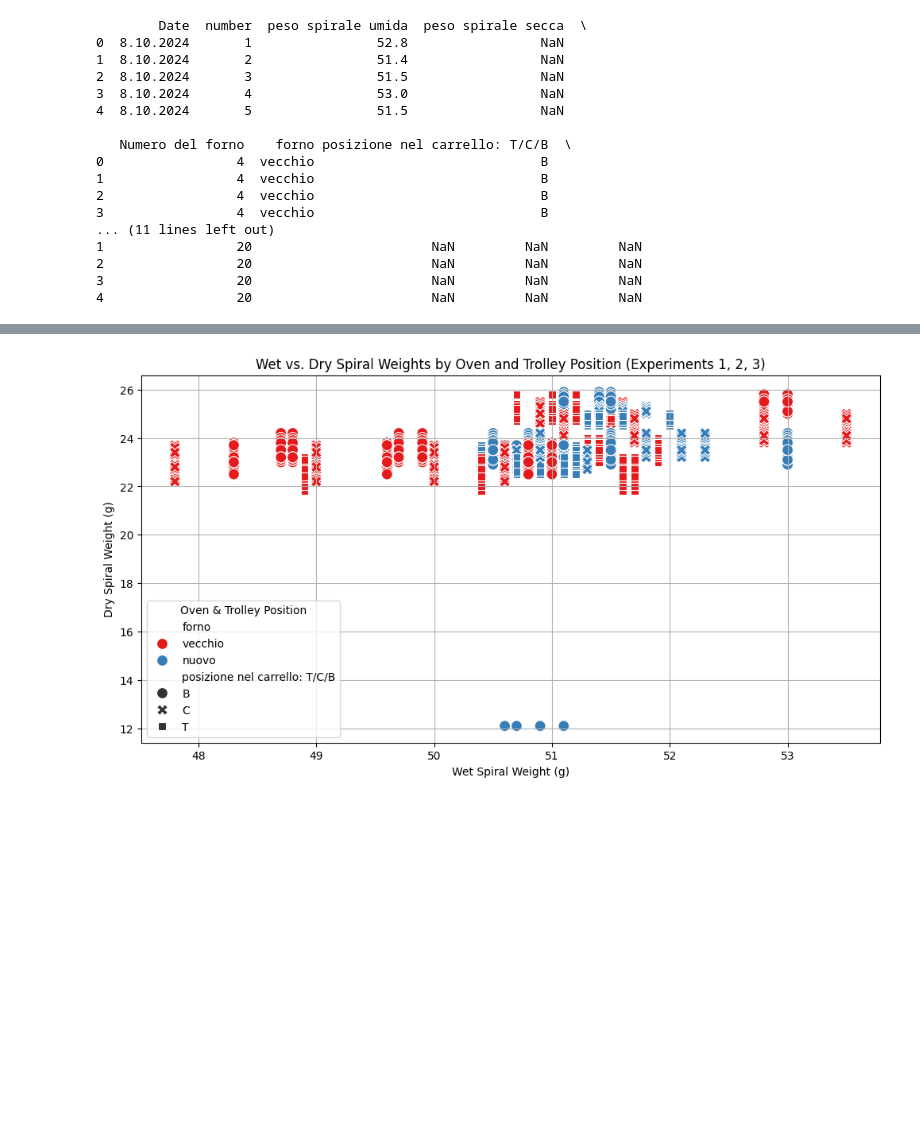
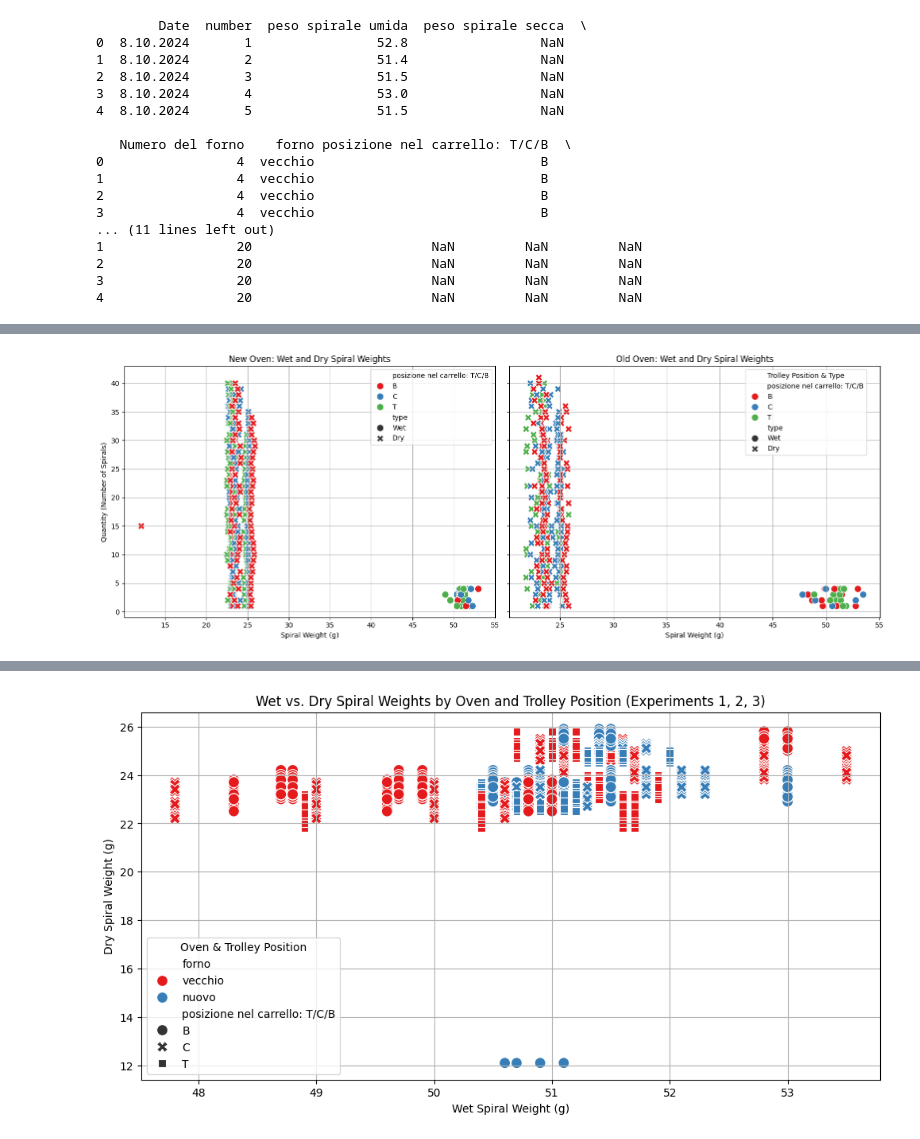
Before and after one commit to MaliheDahmardeh/ZB, a Jupyter notebook: ZB.ipynb, the cells around one changed output, grey strips where cells are left out. Cells and saved outputs as stored; diff of their text form; code cells hidden in the pictures; blank space fills up the shorter version.

```diff
--- a/ZB.ipynb
+++ b/ZB.ipynb
@@ -488,0 +536,46 @@ print(data.head())
+# %%
+# Split data by oven type
+new_oven_data = combined_data[combined_data['forno'] == 'nuovo']
+old_oven_data = combined_data[combined_data['forno'] == 'vecchio']
+
+# Create side-by-side scatter plots
+fig, axes = plt.subplots(1, 2, figsize=(16, 6), sharey=True)
+
+# New oven plot
+sns.scatterplot(
+    data=new_oven_data,
+    x='weight',
+    y='quantity',
+    hue='posizione nel carrello: T/C/B',
+    style='type',
+    ax=axes[0],
+    palette='Set1',
+    s=100
+)
+axes[0].set_title('New Oven: Wet and Dry Spiral Weights')
+axes[0].set_xlabel('Spiral Weight (g)')
+axes[0].set_ylabel('Quantity (Number of Spirals)')
+axes[0].grid(True)
+
+# Old oven plot
+sns.scatterplot(
+    data=old_oven_data,
+    x='weight',
+    y='quantity',
+    hue='posizione nel carrello: T/C/B',
+    style='type',
+    ax=axes[1],
+    palette='Set1',
+    s=100
+)
+axes[1].set_title('Old Oven: Wet and Dry Spiral Weights')
+axes[1].set_xlabel('Spiral Weight (g)')
+axes[1].set_ylabel('')  # Remove redundant label for cleaner display
+axes[1].grid(True)
+
+# Adjust layout and display
+plt.legend(title="Trolley Position & Type", loc='upper center', bbox_to_anchor=(0.8, 1), ncol=1)
+plt.tight_layout()
+plt.show()
+# %% [output]
+[figure, added]
```
Also changed, not shown: parts of 3 cells of this notebook.
